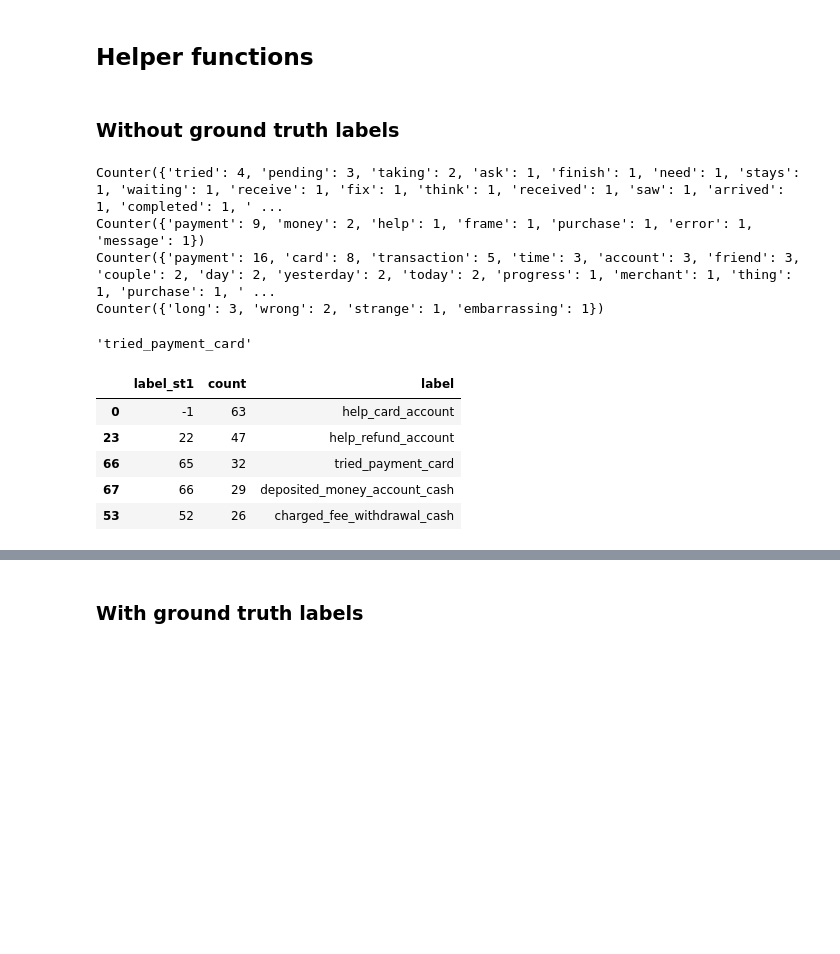
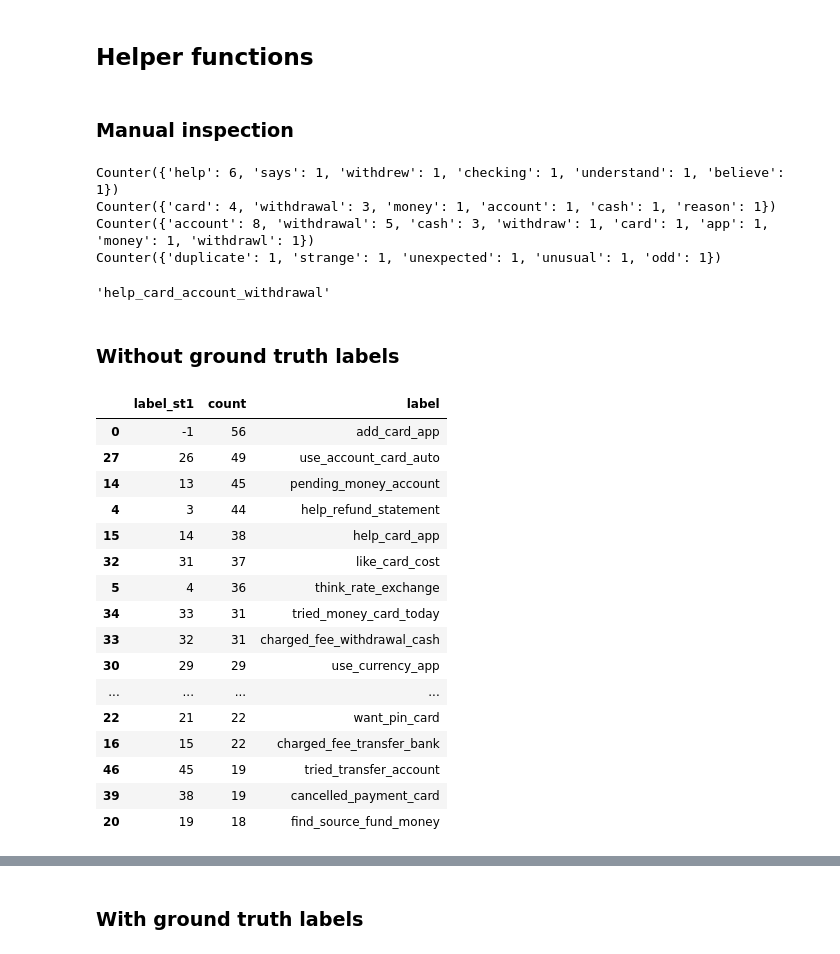
Before and after one commit to dborrelli/chat-intents, a Jupyter notebook: notebooks/05-label-intents.ipynb, the cells around one changed output, grey strips where cells are left out. Cells and saved outputs as stored; diff of their text form; code cells hidden in the pictures; blank space fills up the shorter version.

```diff
--- a/notebooks/05-label-intents.ipynb
+++ b/notebooks/05-label-intents.ipynb
@@ -53,5 +60,7 @@ example_category
 # %%
-example_doc = nlp(list(example_category['text'])[11])
+example_doc = nlp(list(example_category['text'])[12])
+
+print(f'{example_doc}\n')
 
 for token in example_doc:
     print(token.text, token.lemma_, token.pos_, token.tag_, token.dep_ , token.is_stop)
@@ -86,12 +90,32 @@ output_path.open("w", encoding="utf-8").write(fig)
 ## Helper functions
 # %%
 def get_group(df, category_col, category):
+    """
+    Returns documents of a single category
+
+    Arguments:
+        df: pandas dataframe of documents
+        category_col: str, column name corresponding to categories or clusters
+        category: int, cluster number to return
+    Returns:
+        single_category: pandas dataframe with documents from a single category
+    """
 
     single_category = df[df[category_col]==category].reset_index(drop=True)
 
     return single_category
 # %%
 def most_common(lst, n_words):
+    """
+    Get most common words in a list of words
+
+    Arguments:
+        lst: list, each element is a word
+        n_words: number of top common words to return
+
+    Returns:
+        counter.most_common(n_words): counter object of n most common words
+    """
     counter=collections.Counter(lst)
     return counter.most_common(n_words)
 # %%
@@ -159,6 +197,19 @@ def extract_labels(category_docs, print_word_counts=False):
     return label
 # %%
 def apply_and_summarize_labels(df, category_col):
+    """
+    Assign groups to original documents and provide group counts
+
+    Arguments:
+        df: pandas dataframe of original documents of interest to
+            cluster
+        category_col: str, column name corresponding to categories or clusters
+
+    Returns:
+        summary_df: pandas dataframe with model cluster assignment, number
+                    of documents in each cluster and derived labels
+    """
+
     numerical_labels = df[category_col].unique()
 
     # create dictionary of the numerical category to the generated label
@@ -192,27 +272,40 @@ def get_top_category(df_label, df_summary):
     df_result['perc_top_cat'] = df_result.apply(lambda x: int(round(100*x['top_cat_count']/x['count'])), axis=1)
 
     return df_result
-# %% [markdown]
-### Without ground truth labels
+# %% [markdown]
+### Manual inspection
 # %%
-example_category = list(get_group(data_clustered, 'label_st1', 65)['text'])
+example_category = list(get_group(data_clustered, 'label_st1', 46)['text'])
 extract_labels(example_category, True)
 # %% [output]
-Counter({'tried': 4, 'pending': 3, 'taking': 2, 'ask': 1, 'finish': 1, 'need': 1, 'stays': 1, 'waiting': 1, 'receive': 1, 'fix': 1, 'think': 1, 'received': 1, 'saw': 1, 'arrived': 1, 'completed': 1, ' ...
-Counter({'payment': 9, 'money': 2, 'help': 1, 'frame': 1, 'purchase': 1, 'error': 1, 'message': 1})
-Counter({'payment': 16, 'card': 8, 'transaction': 5, 'time': 3, 'account': 3, 'friend': 3, 'couple': 2, 'day': 2, 'yesterday': 2, 'today': 2, 'progress': 1, 'merchant': 1, 'thing': 1, 'purchase': 1, ' ...
-Counter({'long': 3, 'wrong': 2, 'strange': 1, 'embarrassing': 1})
+Counter({'help': 6, 'says': 1, 'withdrew': 1, 'checking': 1, 'understand': 1, 'believe': 1})
+Counter({'card': 4, 'withdrawal': 3, 'money': 1, 'account': 1, 'cash': 1, 'reason': 1})
+Counter({'account': 8, 'withdrawal': 5, 'cash': 3, 'withdraw': 1, 'card': 1, 'app': 1, 'money': 1, 'withdrawl': 1})
+Counter({'duplicate': 1, 'strange': 1, 'unexpected': 1, 'unusual': 1, 'odd': 1})
-'tried_payment_card'
+'help_card_account_withdrawal'
+# %% [markdown]
+### Without ground truth labels
 # %%
 cluster_summary = apply_and_summarize_labels(data_clustered, 'label_st1')
-cluster_summary.head()
+cluster_summary.head(20)
 # %% [output]
 |  | label_st1 | count | label |
-| 0 | -1 | 63 | help_card_account |
-| 23 | 22 | 47 | help_refund_account |
-| 66 | 65 | 32 | tried_payment_card |
-| 67 | 66 | 29 | deposited_money_account_cash |
-| 53 | 52 | 26 | charged_fee_withdrawal_cash |
+| 0 | -1 | 56 | add_card_app |
+| 27 | 26 | 49 | use_account_card_auto |
+| 14 | 13 | 45 | pending_money_account |
+| 4 | 3 | 44 | help_refund_statement |
+| 15 | 14 | 38 | help_card_app |
+| 32 | 31 | 37 | like_card_cost |
+| 5 | 4 | 36 | think_rate_exchange |
+| 34 | 33 | 31 | tried_money_card_today |
+| 33 | 32 | 31 | charged_fee_withdrawal_cash |
+| 30 | 29 | 29 | use_currency_app |
+| ... | ... | ... | ... |
+| 22 | 21 | 22 | want_pin_card |
+| 16 | 15 | 22 | charged_fee_transfer_bank |
+| 46 | 45 | 19 | tried_transfer_account |
+| 39 | 38 | 19 | cancelled_payment_card |
+| 20 | 19 | 18 | find_source_fund_money |
 # %%
 labeled_clusters = pd.merge(data_clustered, cluster_summary[['label_st1', 'label']], on='label_st1', how = 'left')
 labeled_clusters.head()
```
Also changed, not shown: parts of 17 cells of this notebook.
